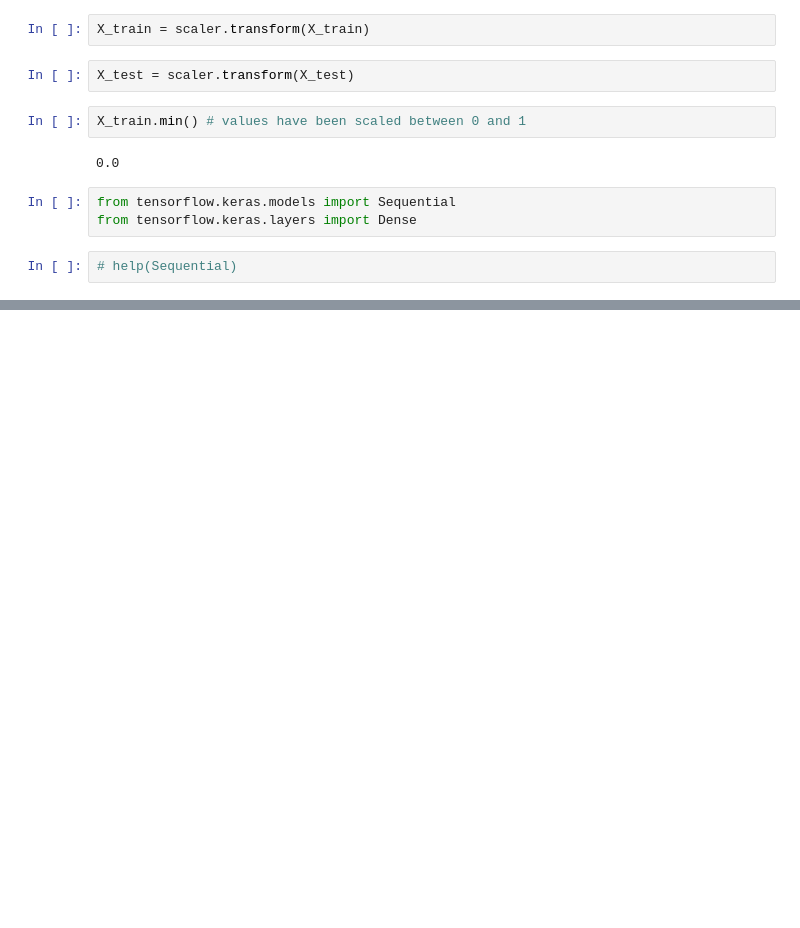
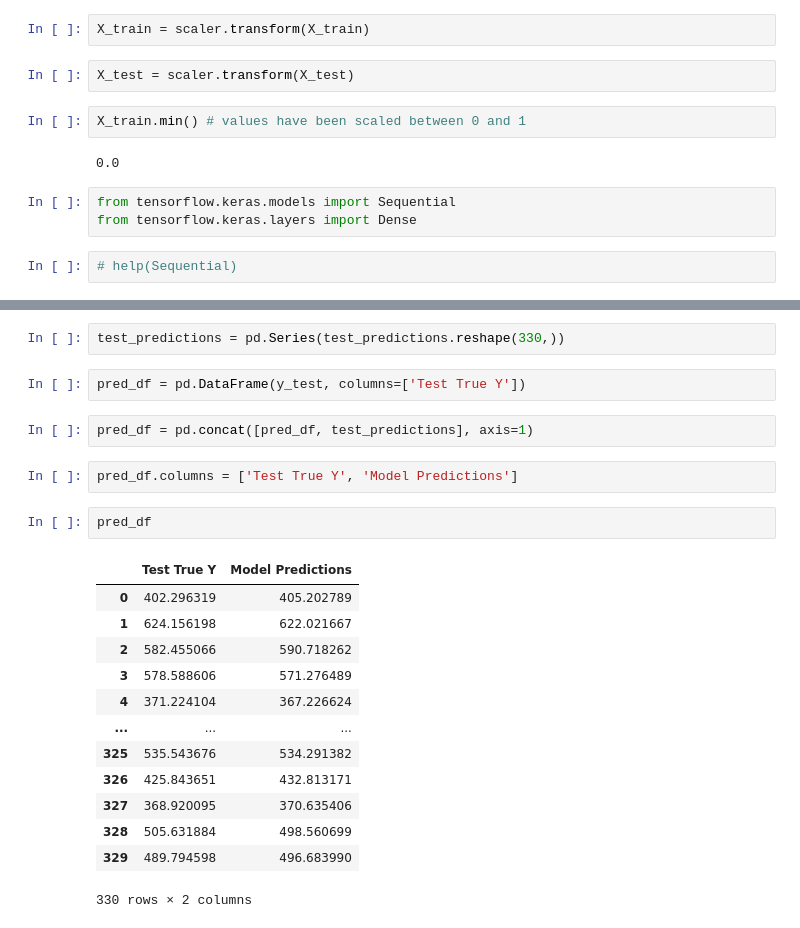
Before and after one commit to Tavisca-Adarsh-Kumar/ai-ml, a Jupyter notebook: 30_python/3_python_libraries/keras/0_basic.ipynb, the cells around one changed output, grey strips where cells are left out. Drawn from its saved outputs; the diff is of its cells as text; blank space fills up the shorter version.

```diff
--- a/30_python/3_python_libraries/keras/0_basic.ipynb
+++ b/30_python/3_python_libraries/keras/0_basic.ipynb
@@ -54,0 +107,24 @@ model = Sequential([Dense()])
+# %%
+test_predictions = pd.Series(test_predictions.reshape(330,))
+# %%
+pred_df = pd.DataFrame(y_test, columns=['Test True Y'])
+# %%
+pred_df = pd.concat([pred_df, test_predictions], axis=1)
+# %%
+pred_df.columns = ['Test True Y', 'Model Predictions']
+# %%
+pred_df
+# %% [output]
+|  | Test True Y | Model Predictions |
+| 0 | 402.296319 | 405.202789 |
+| 1 | 624.156198 | 622.021667 |
+| 2 | 582.455066 | 590.718262 |
+| 3 | 578.588606 | 571.276489 |
+| 4 | 371.224104 | 367.226624 |
+| ... | ... | ... |
+| 325 | 535.543676 | 534.291382 |
+| 326 | 425.843651 | 432.813171 |
+| 327 | 368.920095 | 370.635406 |
+| 328 | 505.631884 | 498.560699 |
+| 329 | 489.794598 | 496.683990 |
+330 rows × 2 columns
```
Also changed, not shown: parts of 14 cells of this notebook, 12 other files.
